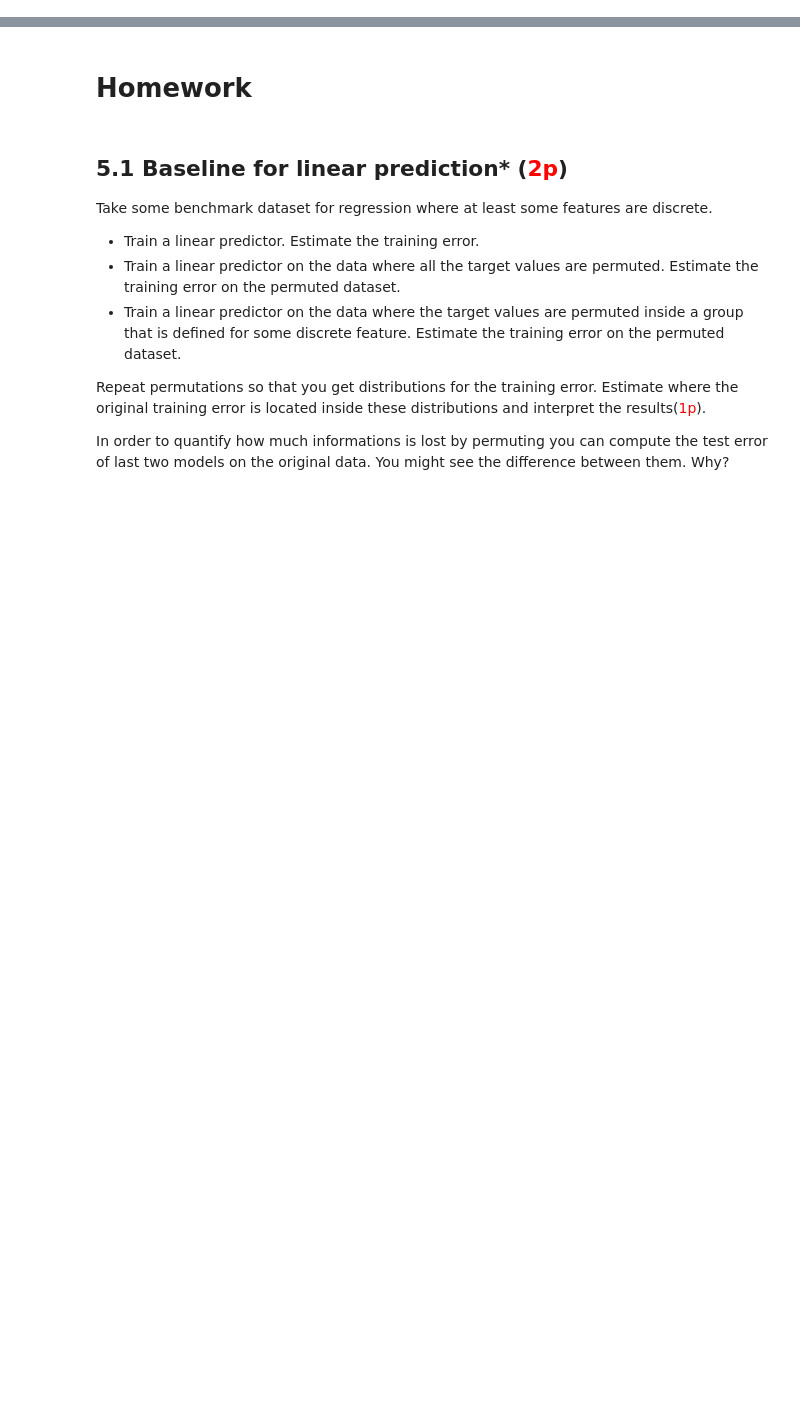
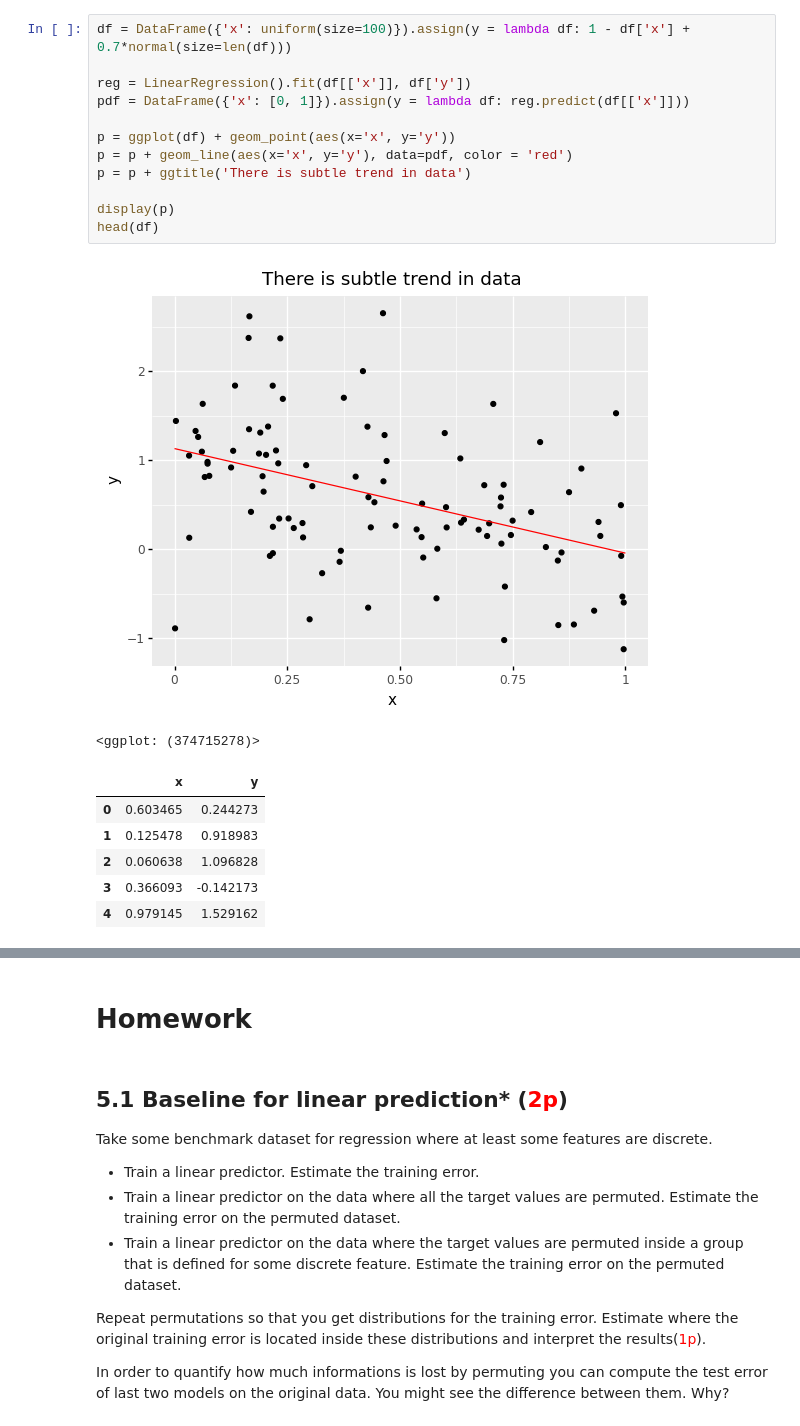
Before and after one commit to swenlaur/machine-learning-ii, a Jupyter notebook: practise-sessions/02/05_permutation_tests.ipynb, the cells around one changed output, grey strips where cells are left out. Drawn from its saved outputs; the diff is of its cells as text; blank space fills up the shorter version.

```diff
--- a/practise-sessions/02/05_permutation_tests.ipynb
+++ b/practise-sessions/02/05_permutation_tests.ipynb
@@ -2,0 +34,21 @@
+# %%
+df = DataFrame({'x': uniform(size=100)}).assign(y = lambda df: 1 - df['x'] + 0.7*normal(size=len(df)))
+
+reg = LinearRegression().fit(df[['x']], df['y'])
+pdf = DataFrame({'x': [0, 1]}).assign(y = lambda df: reg.predict(df[['x']]))
+
+p = ggplot(df) + geom_point(aes(x='x', y='y'))
+p = p + geom_line(aes(x='x', y='y'), data=pdf, color = 'red')
+p = p + ggtitle('There is subtle trend in data')
+
+display(p)
+head(df)
+# %% [output]
+[figure, added]
+<ggplot: (374715278)>
+|  | x | y |
+| 0 | 0.603465 | 0.244273 |
+| 1 | 0.125478 | 0.918983 |
+| 2 | 0.060638 | 1.096828 |
+| 3 | 0.366093 | -0.142173 |
+| 4 | 0.979145 | 1.529162 |
```
Also changed, not shown: parts of 14 cells of this notebook, 1 other file.
